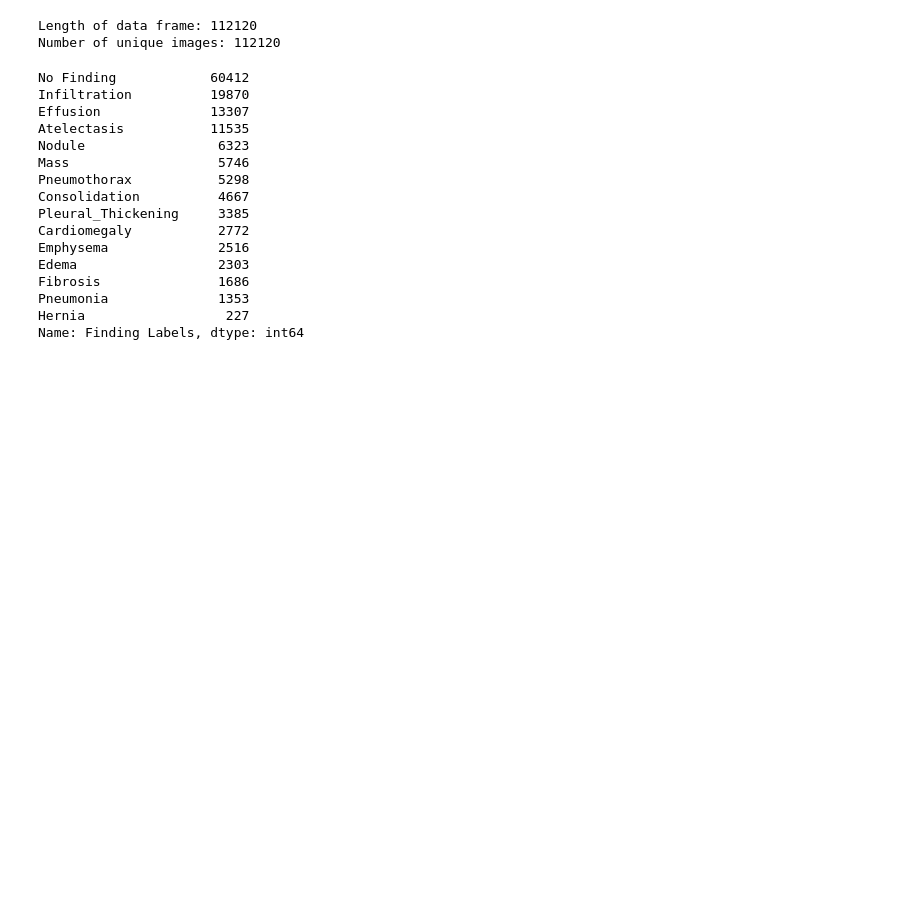
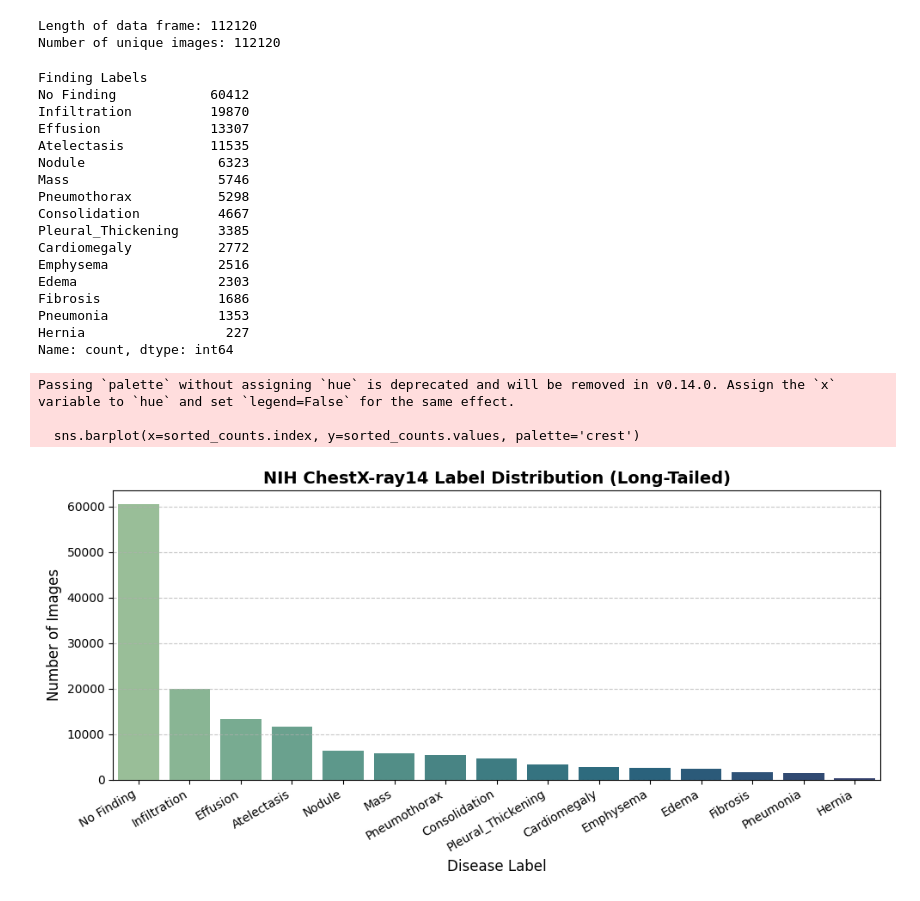
Before and after one commit to ajay-vikram/Long-Tailed-Medical-Image-Classification, a Jupyter notebook: notebooks/data_exploration.ipynb, the cells around one changed output. Drawn from its saved outputs; the diff is of its cells as text; code cells hidden in the pictures; blank space fills up the shorter version.

```diff
--- a/notebooks/data_exploration.ipynb
+++ b/notebooks/data_exploration.ipynb
@@ -8,5 +6,5 @@ Matplotlib is building the font cache; this may take a moment.
 # %%
-df = pd.read_csv("/usr/xtmp/ap843/data/nih-chest-x-ray-14-224x224/Data_Entry_2017.csv")
+df = pd.read_csv("/usr/xtmp/ap843/data/Data_Entry_2017.csv")
 df.head(5)
 # %% [output]
 |  | Image Index | Finding Labels | Follow-up # | Patient ID | Patient Age | Patient Gender | View Position | ... |
@@ -63,6 +61,7 @@ all_labels =df["Finding Labels"].str.split('|').explode()
 label_counts = all_labels.value_counts()
 print(label_counts)
 # %% [output]
+Finding Labels
 No Finding            60412
 Infiltration          19870
 Effusion              13307
@@ -78,4 +77,22 @@ Edema                  2303
 Fibrosis               1686
 Pneumonia              1353
 Hernia                  227
-Name: Finding Labels, dtype: int64
+Name: count, dtype: int64
+# %%
+# Improved label count plot with better color scheme
+import seaborn as sns
+plt.figure(figsize=(10, 5))
+sorted_counts = label_counts.sort_values(ascending=False)
+sns.barplot(x=sorted_counts.index, y=sorted_counts.values, palette='crest')
+plt.title('NIH ChestX-ray14 Label Distribution (Long-Tailed)', fontsize=14, fontweight='bold')
+plt.ylabel('Number of Images', fontsize=12)
+plt.xlabel('Disease Label', fontsize=12)
+plt.xticks(rotation=30, ha='right', fontsize=10)
+plt.grid(axis='y', linestyle='--', alpha=0.7)
+plt.tight_layout()
+plt.show()
+# %% [output]
+Passing `palette` without assigning `hue` is deprecated and will be removed in v0.14.0. Assign the `x` variable to `hue` and set `legend=False` for the same effect.
+
+  sns.barplot(x=sorted_counts.index, y=sorted_counts.values, palette='crest')
+[figure, added]
```
Also changed, not shown: parts of 2 cells of this notebook, 24 other files.
